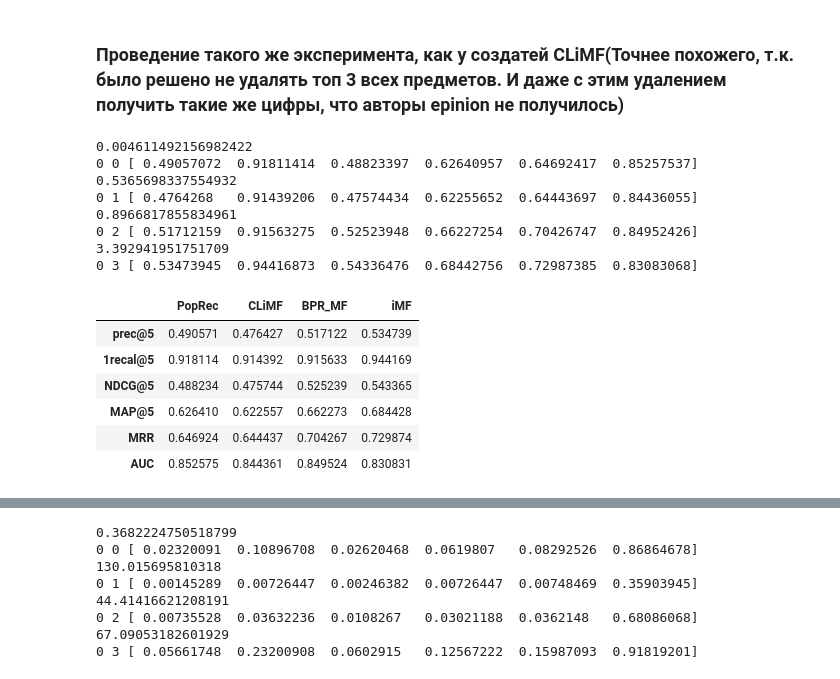
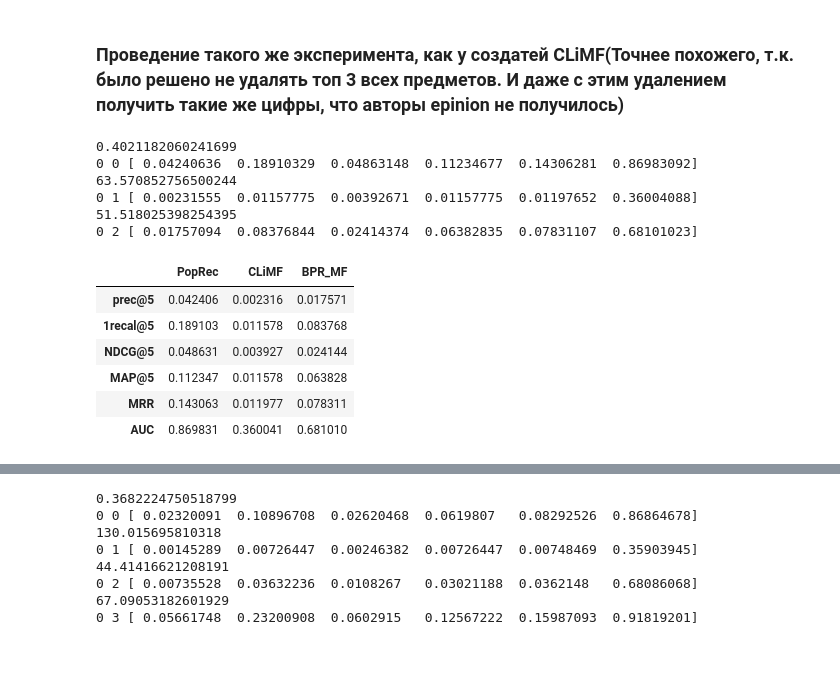
Before and after one commit to egorkudr1/diploma, a Jupyter notebook: rank_experiments.ipynb, the cells around one changed output, grey strips where cells are left out. Saved outputs shown, nothing was run; the diff lists cells and outputs as text; code cells hidden in the pictures.

Commit message:
implement inverse experiment

```diff
--- a/rank_experiments.ipynb
+++ b/rank_experiments.ipynb
@@ -70,16 +70,18 @@ def create_list_cf(user_item):
         rankingmethod.PopRec(user_item),
 #         rankingmethod.CLiMF(user_item, K=10, reg=0.001, lrate=0.01, verbose=0, maxiter=10),
 
-        rank.CLiMF(user_item, K=15, reg=0.001, lrate=0.01, verbose=0, maxiter=10),
-        rank.BPR_MF(user_item, K = 20, lrate=0.012, regIpos=0.012,
-                                  regIneg=0.012, regU=0.012, maxiter=20, verbose=0 ),
+        rank.CLiMF(user_item, K=10, reg=0.001, lrate=0.01, verbose=0, maxiter=10),
+#         rank.CLiMF(user_item, K=15, reg=0.001, lrate=0.1, verbose=0, maxiter=10),
+        rank.BPR_MF(user_item, K = 10, lrate=0.012, regIpos=0.012,
+                                  regIneg=0.012, regU=0.012, maxiter=30, verbose=0 ),
 
 #         rank.CLiMF(user_item, K=10, reg=0.001, lrate=0.1, verbose=0, maxiter=10),
 #         rank.CLiMF(user_item, K=10, reg=0.001, lrate=0.001, verbose=0, maxiter=10),
 #         rankingmethod.BPR_MF(user_item, K = 20, lrate=0.012, regIpos=0.012,
 #                                   regIneg=0.012, regU=0.012, maxiter=4, verbose=0 ),
-        rankingmethod.iMF(user_item, K=10, lmbd=0.01, alpha=40, maxiter=30, verbose=0),
-#         rankingmethod.TFMAP(user_item, lrate=0.01, maxiter=10)
+#         rankingmethod.iMF(user_item, K=10, lmbd=0.01, alpha=40, maxiter=30, verbose=0),
+#         rankingmethod.TFMAP(user_item, lrate=0.01, maxiter=10),
+#         rank.TFMAP(user_item, lrate=0.01, maxiter=20)
     ]
     return list_cf#[list_cf[i] for i in index]
 # %% [markdown]
@@ -112,20 +114,18 @@ def climf_experiment(data, list_cf, K=5, maxiter=1, topK=5, verbose=0, validatio
 #                'MAP@' + str(topK), 'MRR', 'AUC']
     return res
 # %%
-climf_experiment(ml100k, create_list_cf(ml100k_shape), K=15, maxiter=1, topK=5,  verbose=1)
+climf_experiment(epinion, create_list_cf(epinion_shape), K =10, maxiter=1, topK=5,  verbose=1)
 # %% [output]
-0.004611492156982422
-0 0 [ 0.49057072  0.91811414  0.48823397  0.62640957  0.64692417  0.85257537]
-0.5365698337554932
-0 1 [ 0.4764268   0.91439206  0.47574434  0.62255652  0.64443697  0.84436055]
-0.8966817855834961
-0 2 [ 0.51712159  0.91563275  0.52523948  0.66227254  0.70426747  0.84952426]
-3.392941951751709
-0 3 [ 0.53473945  0.94416873  0.54336476  0.68442756  0.72987385  0.83083068]
+0.4021182060241699
+0 0 [ 0.04240636  0.18910329  0.04863148  0.11234677  0.14306281  0.86983092]
+63.570852756500244
+0 1 [ 0.00231555  0.01157775  0.00392671  0.01157775  0.01197652  0.36004088]
+51.518025398254395
+0 2 [ 0.01757094  0.08376844  0.02414374  0.06382835  0.07831107  0.68101023]
-|  | PopRec | CLiMF | BPR_MF | iMF |
-| prec@5 | 0.490571 | 0.476427 | 0.517122 | 0.534739 |
-| 1recal@5 | 0.918114 | 0.914392 | 0.915633 | 0.944169 |
-| NDCG@5 | 0.488234 | 0.475744 | 0.525239 | 0.543365 |
-| MAP@5 | 0.626410 | 0.622557 | 0.662273 | 0.684428 |
-| MRR | 0.646924 | 0.644437 | 0.704267 | 0.729874 |
-| AUC | 0.852575 | 0.844361 | 0.849524 | 0.830831 |
+|  | PopRec | CLiMF | BPR_MF |
+| prec@5 | 0.042406 | 0.002316 | 0.017571 |
+| 1recal@5 | 0.189103 | 0.011578 | 0.083768 |
+| NDCG@5 | 0.048631 | 0.003927 | 0.024144 |
+| MAP@5 | 0.112347 | 0.011578 | 0.063828 |
+| MRR | 0.143063 | 0.011977 | 0.078311 |
+| AUC | 0.869831 | 0.360041 | 0.681010 |
```
Also changed, not shown: parts of 1 cell of this notebook, 5 other files.
